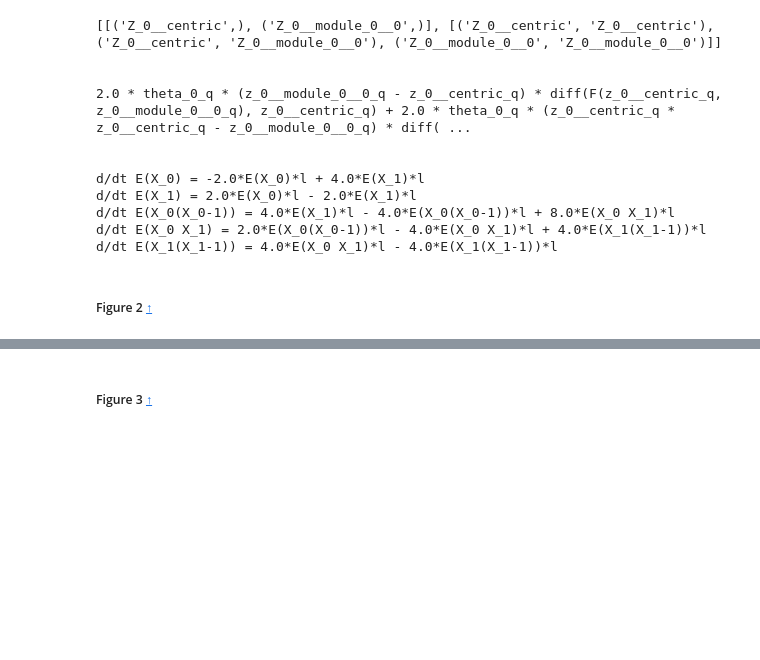
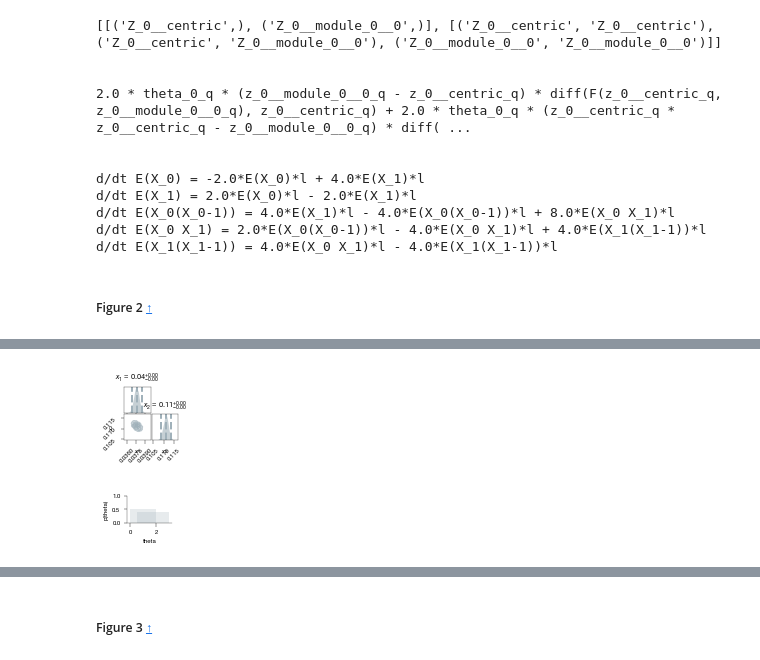
Before and after one commit to mauricelanghinrichs/memocell, a Jupyter notebook: paper/paper_figures.ipynb, the cells around one changed output, grey strips where cells are left out. Cells and saved outputs as stored; diff of their text form; code cells hidden in the pictures; blank space fills up the shorter version.

```diff
--- a/paper/paper_figures.ipynb
+++ b/paper/paper_figures.ipynb
@@ -1194,0 +1279,13 @@ d/dt E(X_1(X_1-1)) = 4.0*E(X_0 X_1)*l - 4.0*E(X_1(X_1-1))*l
+# %%
+est = res[36]
+
+# repair old memopy version
+est.net_simulation_credible_band_exists = False
+est.data.data_mean_exists_only = False
+
+# me.plots.est_bestfit_mean_plot(res[36])
+# me.plots.est_bestfit_variance_plot(res[36])
+# me.plots.est_bestfit_covariance_plot(res[36])
+# me.plots.est_corner_kernel_plot(est)
+
+est.
@@ -1194,0 +1294,35 @@ d/dt E(X_1(X_1-1)) = 4.0*E(X_0 X_1)*l - 4.0*E(X_1(X_1-1))*l
+# %%
+import dynesty
+from dynesty import plotting as dyplot
+
+fig, axes = dyplot.cornerplot(est.bay_nested_sampler_res, color=grey,
+                            show_titles=True,
+                            title_fmt='.2f',
+                            max_n_ticks=3,
+                            hist_kwargs={'histtype':'stepfilled', 'linewidth':'0.8'},
+                            hist2d_kwargs={'linewidth':'0.8'})
+fig.set_size_inches(1.0, 1.0, forward=True)
+plt.savefig('paper_figures/memocell_corner.pdf', bbox_inches='tight')
+# %% [output]
+[figure, added]
+# %%
+# parameter priors
+plt.rcParams.update({'figure.figsize': (0.8, 0.5)})
+ax = plt.gca()
+ax.spines['top'].set_visible(False)
+ax.spines['right'].set_visible(False)
+ax.spines['bottom'].set_visible(True)
+ax.spines['left'].set_visible(True)
+
+plt.fill_between([0, 2], [0, 0], [0.5, 0.5], color=grey, alpha=0.25, linewidth=0)
+plt.fill_between([0.5, 3], [0, 0], [1/2.5, 1/2.5], color=grey, alpha=0.25, linewidth=0)
+# plt.plot([0, 2], [0.5, 0.5], color='#A0B1BA', zorder=100, linewidth=0.8)
+# plt.plot([0.5, 3], [1/2.5, 1/2.5], color='#A0B1BA', zorder=100, linewidth=0.8)
+
+plt.ylim((0, 1))
+plt.xlim((-0.2, 3.2))
+plt.xlabel('theta')
+plt.ylabel('p(theta)')
+plt.savefig(f'paper_figures/memocell_priors.pdf', bbox_inches='tight')
+# %% [output]
+[figure, added]
```
Also changed, not shown: parts of 37 cells of this notebook, 16 other files.
